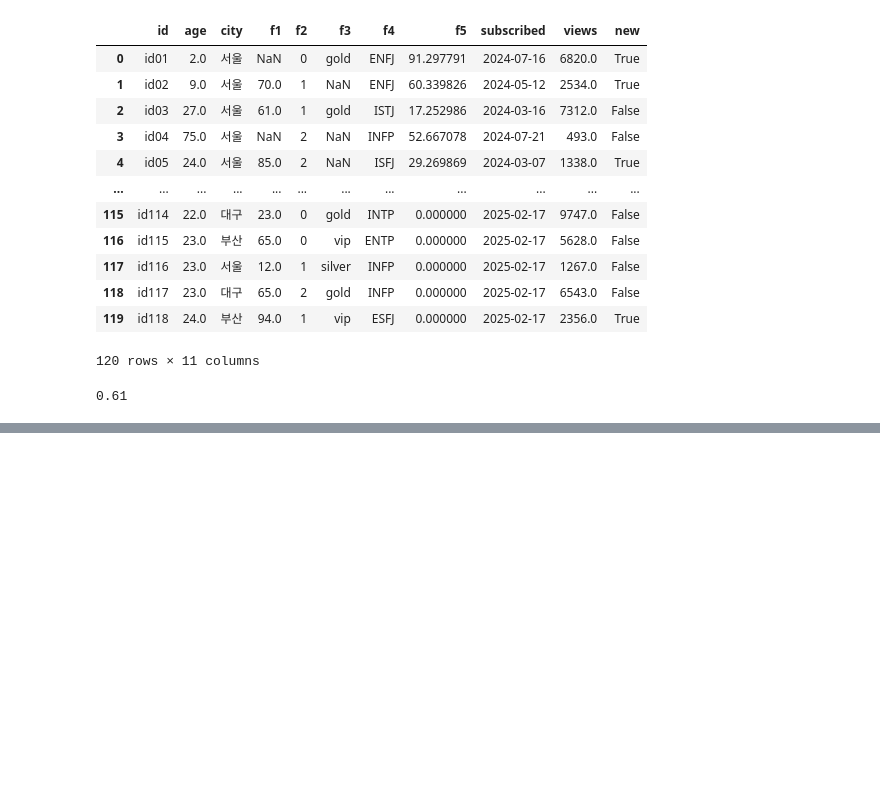
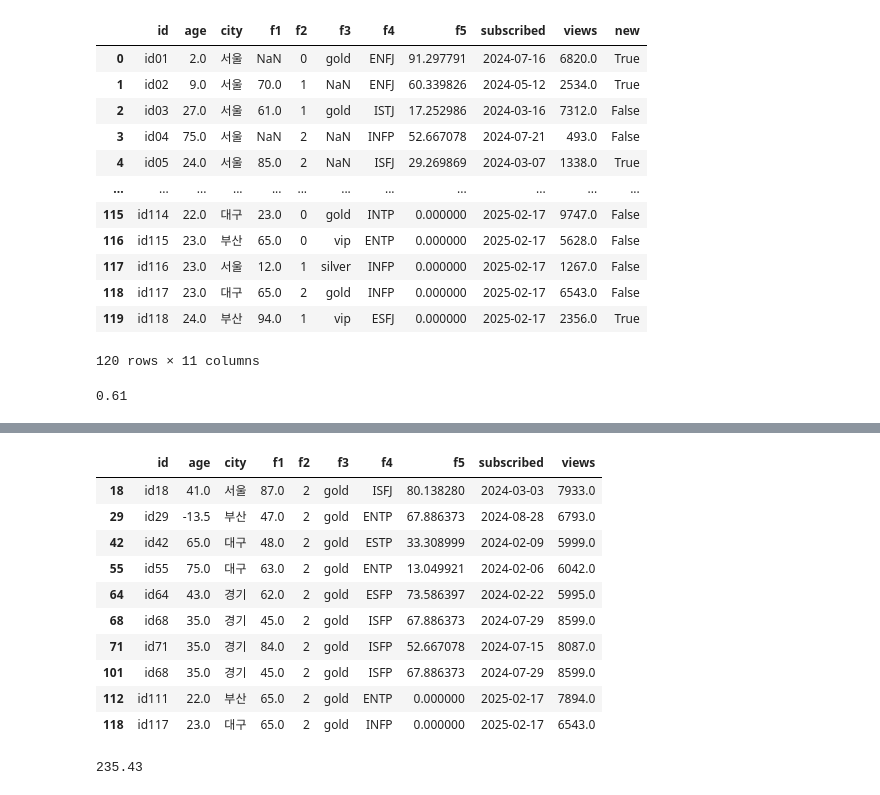
Before and after one commit to bbang-jun/Big-Data-Analysis-Engineer-Practical-Test, a Jupyter notebook: 작업형1/작업형1_연습문제.ipynb, the cells around one changed output, grey strips where cells are left out. Saved outputs shown, nothing was run; the diff lists cells and outputs as text; code cells hidden in the pictures; blank space fills up the shorter version.

Commit message:
작업형1 # Section 06 필터링, 분산

```diff
--- a/작업형1/작업형1_연습문제.ipynb
+++ b/작업형1/작업형1_연습문제.ipynb
@@ -305,3 +305,12 @@ cond = (df['new'] == True)
 print(round(df[cond]['f2'].mean(), 2))
 # %% [output]
 0.61
+# %%
+# Section 06 필터링, 분산
+# 1. 'f3' 컬럼이 gold이면서 'f2' 컬럼이 2인 데이터를 찾으시오.
+# 2. 찾은 데이터에서 'f1' 컬럼의 분산을 구하시오. (반올림 후 소수 둘째 자리까지 계산)
+
+# 기본 코드
+import pandas as pd
+df = pd.read_csv('type1_data1.csv')
+df
@@ -307,0 +331,22 @@ print(round(df[cond]['f2'].mean(), 2))
+# %%
+# 1. 'f3' 컬럼이 gold이면서 'f2' 컬럼이 2인 데이터를 찾으시오.
+cond = ((df['f3'] == 'gold') & (df['f2'] == 2))
+df = df[cond]
+df
+# %% [output]
+|  | id | age | city | f1 | f2 | f3 | f4 | f5 | subscribed | views |
+| 18 | id18 | 41.0 | 서울 | 87.0 | 2 | gold | ISFJ | 80.138280 | 2024-03-03 | 7933.0 |
+| 29 | id29 | -13.5 | 부산 | 47.0 | 2 | gold | ENTP | 67.886373 | 2024-08-28 | 6793.0 |
+| 42 | id42 | 65.0 | 대구 | 48.0 | 2 | gold | ESTP | 33.308999 | 2024-02-09 | 5999.0 |
+| 55 | id55 | 75.0 | 대구 | 63.0 | 2 | gold | ENTP | 13.049921 | 2024-02-06 | 6042.0 |
+| 64 | id64 | 43.0 | 경기 | 62.0 | 2 | gold | ESFP | 73.586397 | 2024-02-22 | 5995.0 |
+| 68 | id68 | 35.0 | 경기 | 45.0 | 2 | gold | ISFP | 67.886373 | 2024-07-29 | 8599.0 |
+| 71 | id71 | 35.0 | 경기 | 84.0 | 2 | gold | ISFP | 52.667078 | 2024-07-15 | 8087.0 |
+| 101 | id68 | 35.0 | 경기 | 45.0 | 2 | gold | ISFP | 67.886373 | 2024-07-29 | 8599.0 |
+| 112 | id111 | 22.0 | 부산 | 65.0 | 2 | gold | ENTP | 0.000000 | 2025-02-17 | 7894.0 |
+| 118 | id117 | 23.0 | 대구 | 65.0 | 2 | gold | INFP | 0.000000 | 2025-02-17 | 6543.0 |
+# %%
+# 2. 찾은 데이터에서 'f1' 컬럼의 분산을 구하시오. (반올림 후 소수 둘째 자리까지 계산)
+print(round(df['f1'].var(), 2))
+# %% [output]
+235.43
```
Also changed, not shown: parts of 1 cell of this notebook, 1 other file.
